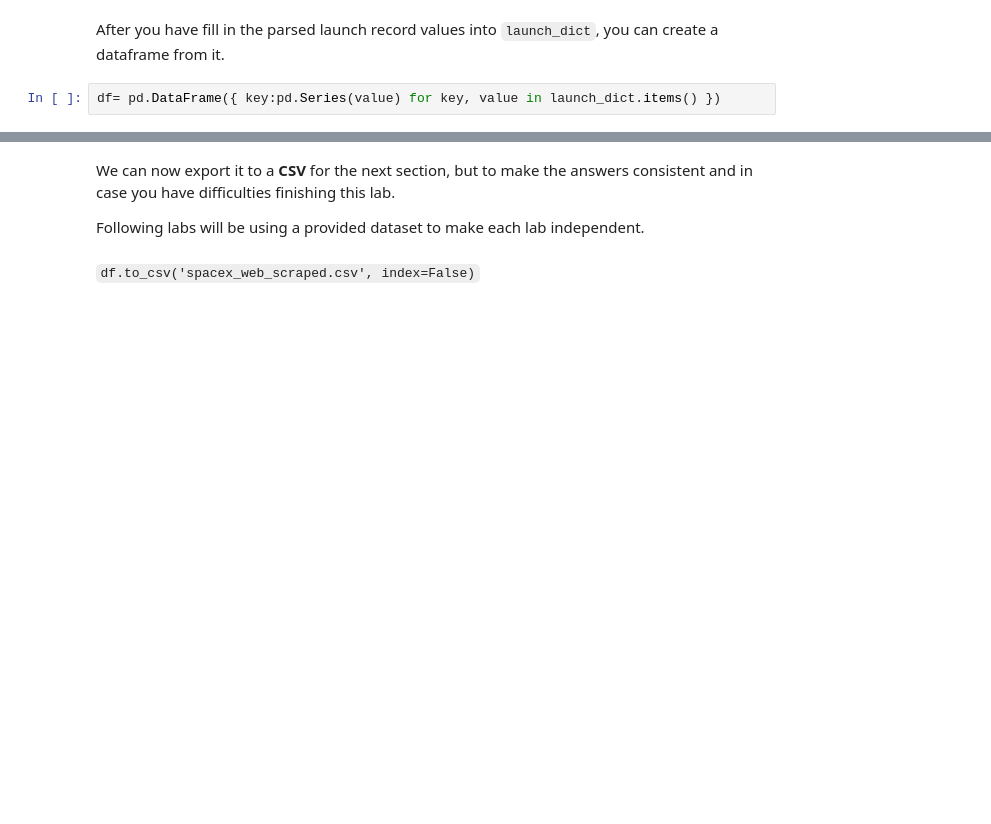
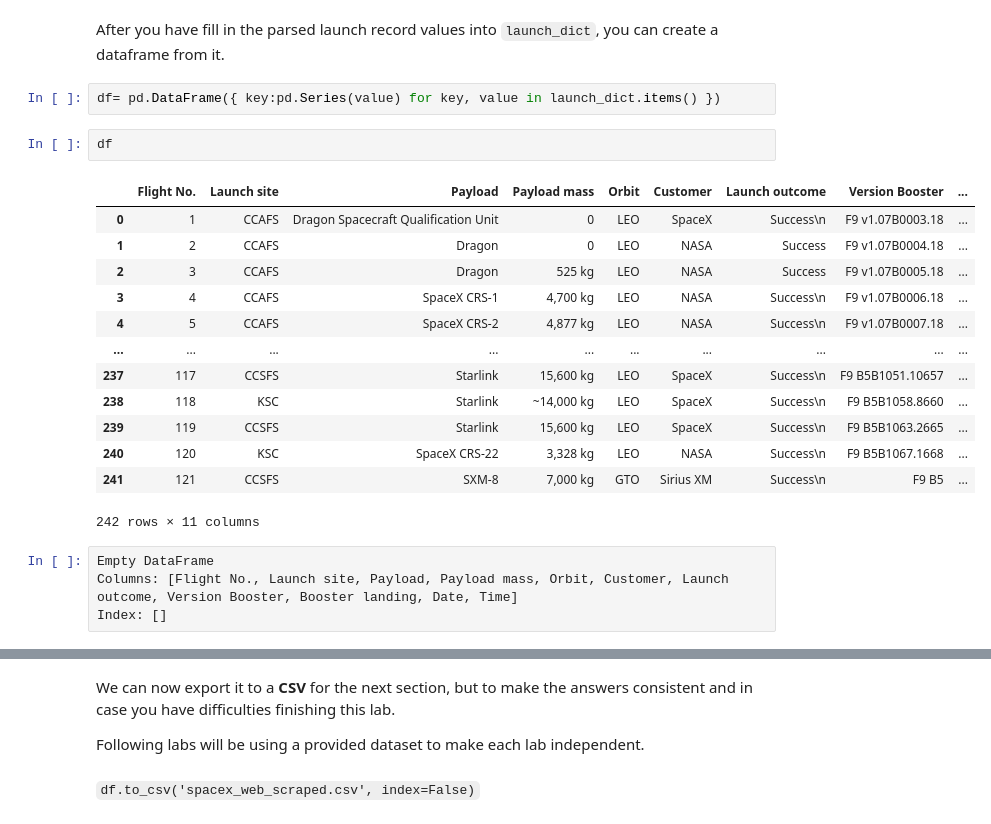
Before and after one commit to anjalisrivastava1813-create/project1-nlp, a Jupyter notebook: notebooks/jupyter-labs-webscraping.ipynb, the cells around one changed output, grey strips where cells are left out. Saved outputs shown, nothing was run; the diff lists cells and outputs as text; blank space fills up the shorter version.

```diff
--- a/notebooks/jupyter-labs-webscraping.ipynb
+++ b/notebooks/jupyter-labs-webscraping.ipynb
@@ -352,3 +362,23 @@ GTO
 After you have fill in the parsed launch record values into `launch_dict`, you can create a dataframe from it.
 # %%
 df= pd.DataFrame({ key:pd.Series(value) for key, value in launch_dict.items() })
+# %%
+df
+# %% [output]
+|  | Flight No. | Launch site | Payload | Payload mass | Orbit | Customer | Launch outcome | Version Booster | ... |
+| 0 | 1 | CCAFS | Dragon Spacecraft Qualification Unit | 0 | LEO | SpaceX | Success\n | F9 v1.07B0003.18 | ... |
+| 1 | 2 | CCAFS | Dragon | 0 | LEO | NASA | Success | F9 v1.07B0004.18 | ... |
+| 2 | 3 | CCAFS | Dragon | 525 kg | LEO | NASA | Success | F9 v1.07B0005.18 | ... |
+| 3 | 4 | CCAFS | SpaceX CRS-1 | 4,700 kg | LEO | NASA | Success\n | F9 v1.07B0006.18 | ... |
+| 4 | 5 | CCAFS | SpaceX CRS-2 | 4,877 kg | LEO | NASA | Success\n | F9 v1.07B0007.18 | ... |
+| ... | ... | ... | ... | ... | ... | ... | ... | ... | ... |
+| 237 | 117 | CCSFS | Starlink | 15,600 kg | LEO | SpaceX | Success\n | F9 B5B1051.10657 | ... |
+| 238 | 118 | KSC | Starlink | ~14,000 kg | LEO | SpaceX | Success\n | F9 B5B1058.8660 | ... |
+| 239 | 119 | CCSFS | Starlink | 15,600 kg | LEO | SpaceX | Success\n | F9 B5B1063.2665 | ... |
+| 240 | 120 | KSC | SpaceX CRS-22 | 3,328 kg | LEO | NASA | Success\n | F9 B5B1067.1668 | ... |
+| 241 | 121 | CCSFS | SXM-8 | 7,000 kg | GTO | Sirius XM | Success\n | F9 B5 | ... |
+242 rows × 11 columns
+# %%
+Empty DataFrame
+Columns: [Flight No., Launch site, Payload, Payload mass, Orbit, Customer, Launch outcome, Version Booster, Booster landing, Date, Time]
+Index: []
```
Also changed, not shown: parts of 4 cells of this notebook, 12 other files.
